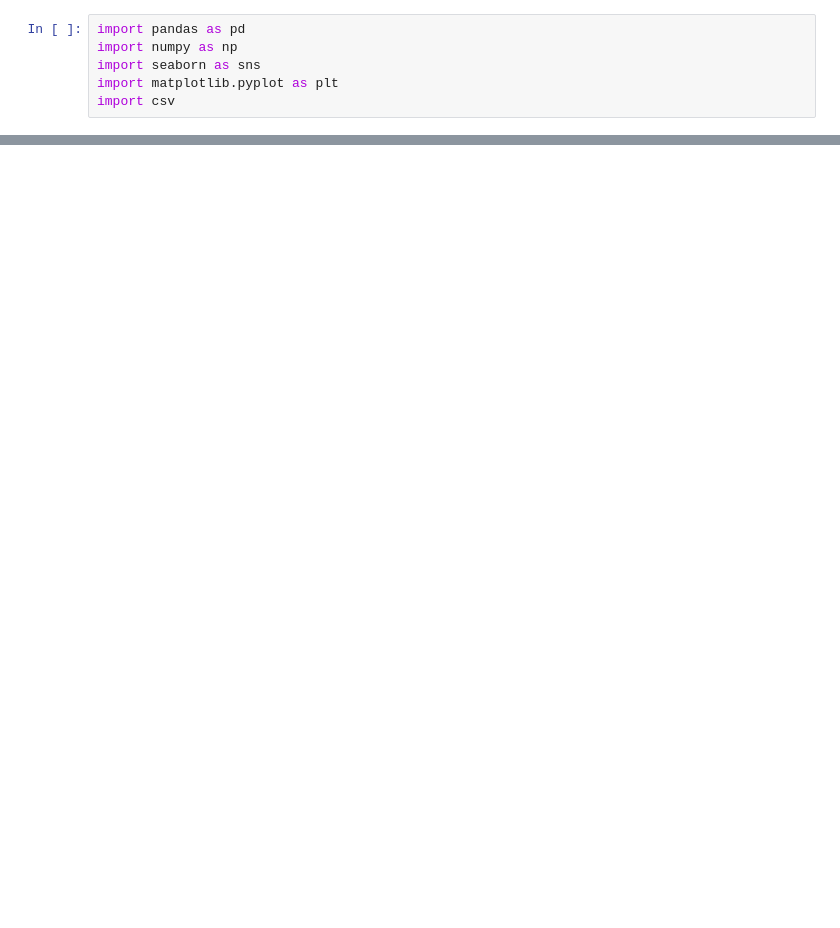
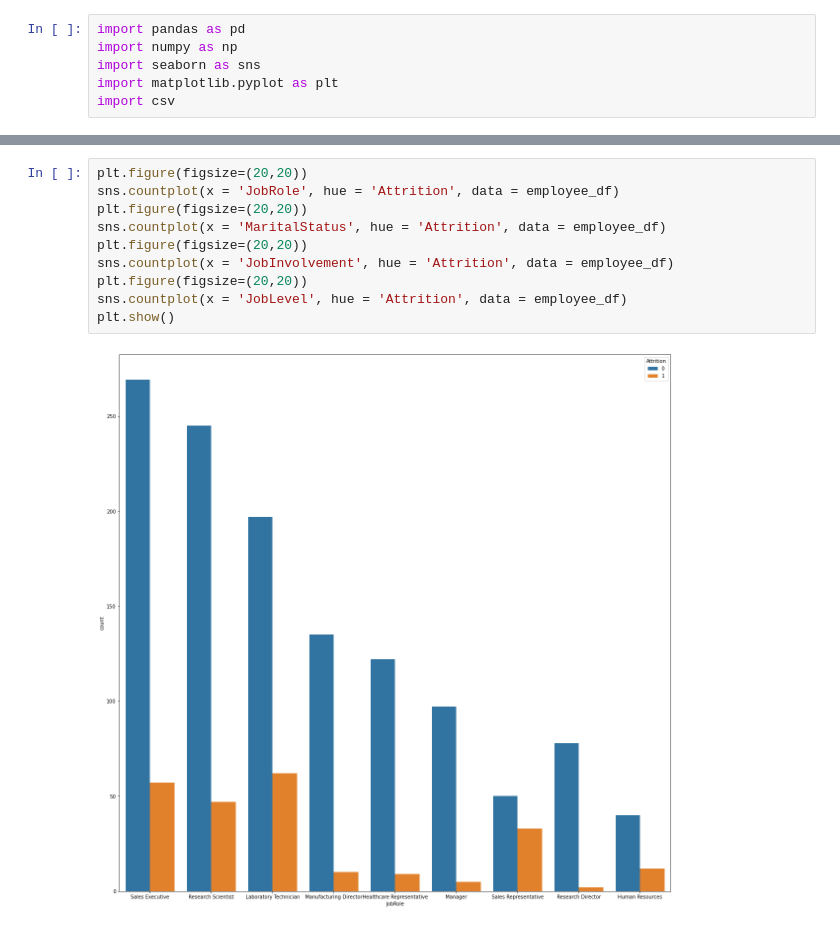
Before and after one commit to Ilhoeste/Human_Resources, a Jupyter notebook: human_Resources/notebook/Untitled.ipynb, the cells around one changed output, grey strips where cells are left out. Saved outputs shown, nothing was run; the diff lists cells and outputs as text; blank space fills up the shorter version.

```diff
--- a/human_Resources/notebook/Untitled.ipynb
+++ b/human_Resources/notebook/Untitled.ipynb
@@ -14,0 +161,12 @@ FileNotFoundError: [Errno 2] No such file or directory: '../human_Resources/data
+# %%
+plt.figure(figsize=(20,20))
+sns.countplot(x = 'JobRole', hue = 'Attrition', data = employee_df)
+plt.figure(figsize=(20,20))
+sns.countplot(x = 'MaritalStatus', hue = 'Attrition', data = employee_df)
+plt.figure(figsize=(20,20))
+sns.countplot(x = 'JobInvolvement', hue = 'Attrition', data = employee_df)
+plt.figure(figsize=(20,20))
+sns.countplot(x = 'JobLevel', hue = 'Attrition', data = employee_df)
+plt.show()
+# %% [output]
+[figure, added]
```
Also changed, not shown: parts of 29 cells of this notebook.
